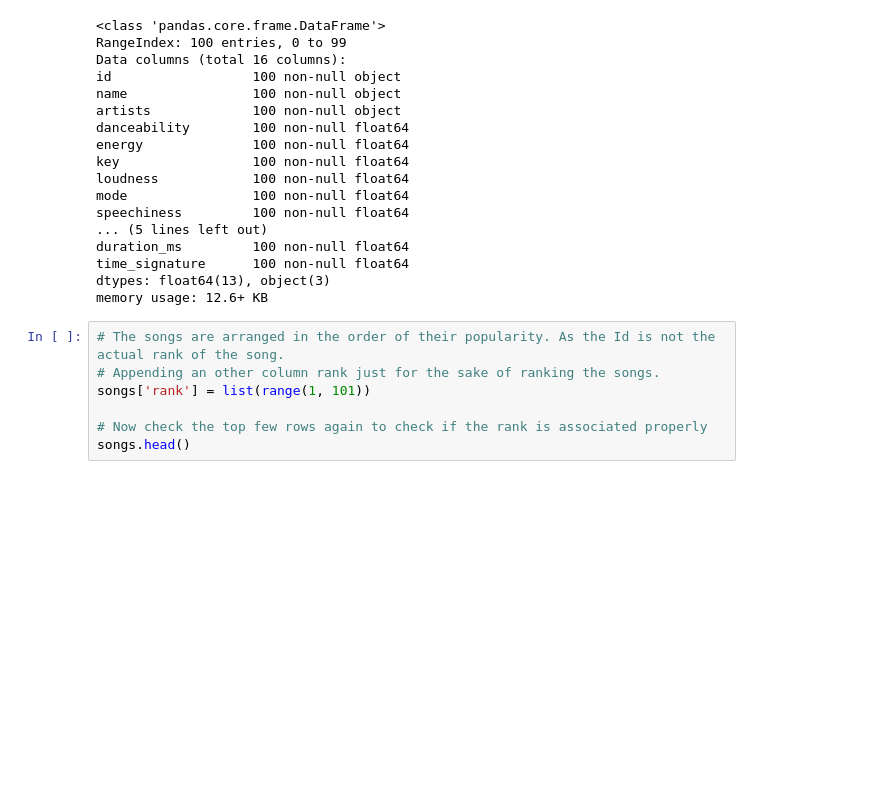
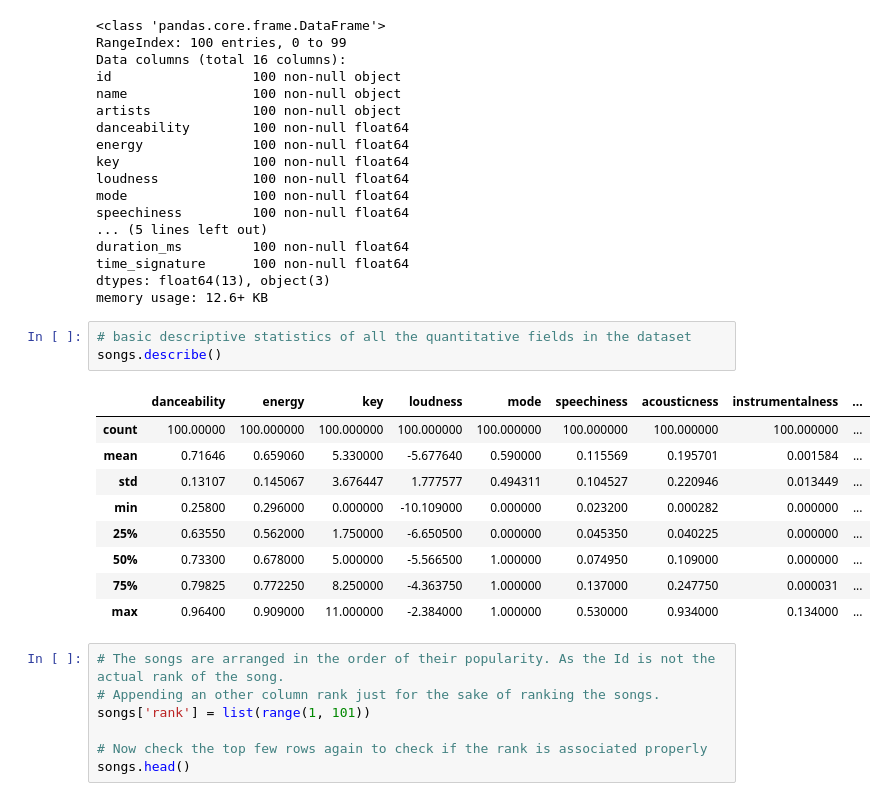
Before and after one commit to vineethsuhas/psuStatProject, a Jupyter notebook: kaggle_spotify.ipynb, the cells around one changed output. Drawn from its saved outputs; the diff is of its cells as text; blank space fills up the shorter version.

Commit message:
Added descriptive stats and fix index error

```diff
--- a/kaggle_spotify.ipynb
+++ b/kaggle_spotify.ipynb
@@ -56,6 +56,19 @@ duration_ms         100 non-null float64
 time_signature      100 non-null float64
 dtypes: float64(13), object(3)
 memory usage: 12.6+ KB
+# %%
+# basic descriptive statistics of all the quantitative fields in the dataset
+songs.describe()
+# %% [output]
+|  | danceability | energy | key | loudness | mode | speechiness | acousticness | instrumentalness | ... |
+| count | 100.00000 | 100.000000 | 100.000000 | 100.000000 | 100.000000 | 100.000000 | 100.000000 | 100.000000 | ... |
+| mean | 0.71646 | 0.659060 | 5.330000 | -5.677640 | 0.590000 | 0.115569 | 0.195701 | 0.001584 | ... |
+| std | 0.13107 | 0.145067 | 3.676447 | 1.777577 | 0.494311 | 0.104527 | 0.220946 | 0.013449 | ... |
+| min | 0.25800 | 0.296000 | 0.000000 | -10.109000 | 0.000000 | 0.023200 | 0.000282 | 0.000000 | ... |
+| 25% | 0.63550 | 0.562000 | 1.750000 | -6.650500 | 0.000000 | 0.045350 | 0.040225 | 0.000000 | ... |
+| 50% | 0.73300 | 0.678000 | 5.000000 | -5.566500 | 1.000000 | 0.074950 | 0.109000 | 0.000000 | ... |
+| 75% | 0.79825 | 0.772250 | 8.250000 | -4.363750 | 1.000000 | 0.137000 | 0.247750 | 0.000031 | ... |
+| max | 0.96400 | 0.909000 | 11.000000 | -2.384000 | 1.000000 | 0.530000 | 0.934000 | 0.134000 | ... |
 # %%
 # The songs are arranged in the order of their popularity. As the Id is not the actual rank of the song.
 # Appending an other column rank just for the sake of ranking the songs.
```
Also changed, not shown: parts of 1 cell of this notebook.
